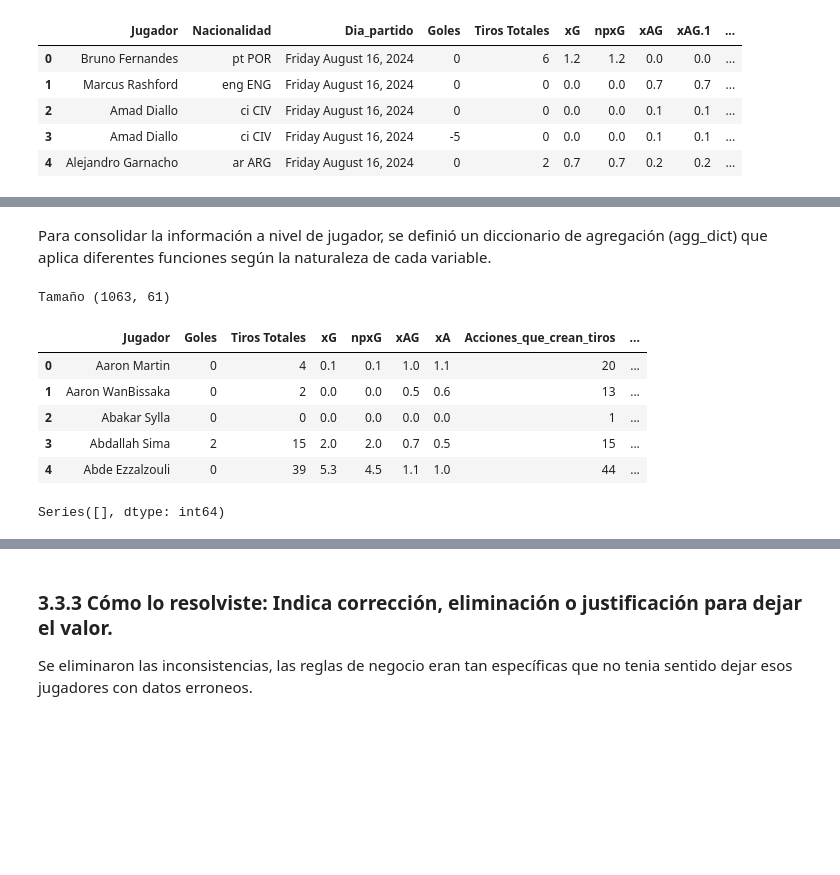
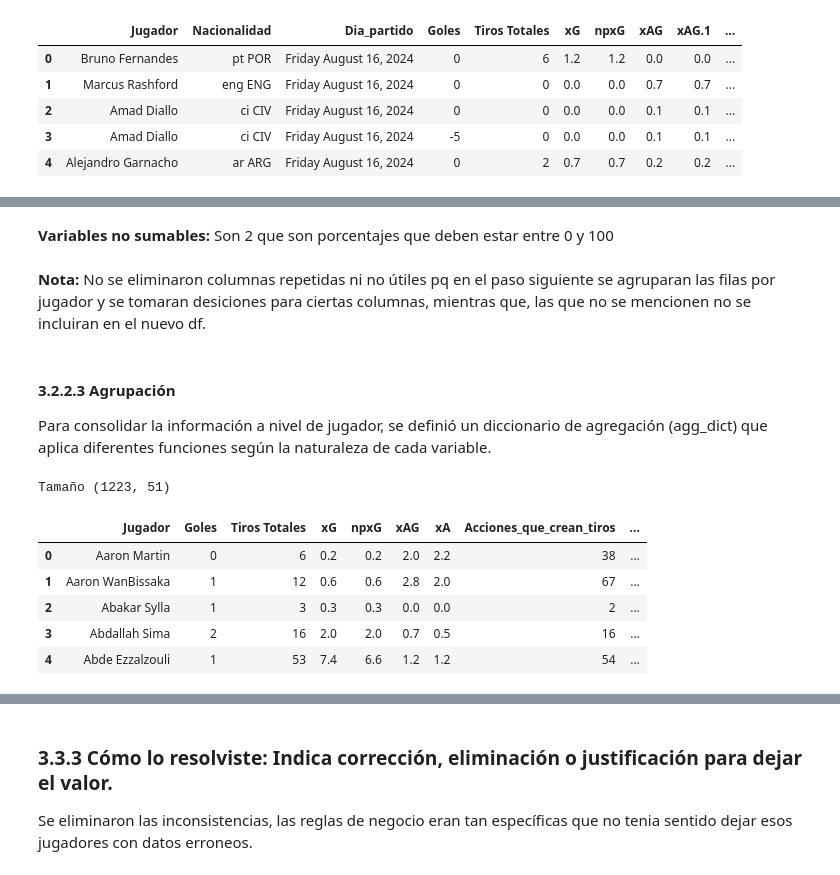
Before and after one commit to JFH000/lab_1, a Jupyter notebook: notebook_lab1.ipynb, the cells around one changed output, grey strips where cells are left out. Drawn from its saved outputs; the diff is of its cells as text; code cells hidden in the pictures; blank space fills up the shorter version.

```diff
--- a/notebook_lab1.ipynb
+++ b/notebook_lab1.ipynb
@@ -445 +455,3 @@ df_train.head()
+# %%
+df_train.drop(['Nacionalidad'], axis=1, inplace=True)
 # %% [markdown]
@@ -479,0 +514,3 @@ df_train = df_train[
+# %%
+df_sin_outliers = df_sin_outliers[(df_sin_outliers['Goles'] >= 0) &
+                                  (df_sin_outliers['Goles'] <= 13)]
@@ -480,4 +544,32 @@ df_train = df_train[
+# %%
+vars = ['Tiros Totales', 'xG', 'npxG', 'xAG',
+       'xAG.1', 'Acciones_que_crean_tiros', 'Pases_intentados',
+       'Pases_intentados.1', 'Pases_intentados.2', 'Pases_progresivos',
+       'Pases_progresivos.1', 'Regates_exitosos', 'Regates_exitosos.1',
+       'Pases_medios_completados', 'Pases_largos_completados', 'xAG.2',
+       'xAG.3', 'xA', 'Pases_en_ultimo_tercio', 'Pases_balon_vivo',
+       'Pases_balon_muerto', 'Pases_al_hueco', 'Pases_centros',
+       'Pases_completados', 'Pases_completados.1', 'Pases_completados.2',
+       'Pases_fuera_de_juego', 'Valla_no_vencida',
+       'Errores_defnsivos_ocasion_tiro', 'Toques_en_zona_ofensiva',
+       'Toques_en_area_rival',
+       'Veces_que_fue_barrido_regate', 'Acarreos_ultimo_tercio',
+       'Malos_controles', 'Perdida_balon', 'Pases_recibidos',
+       'Pases_progresivos_recibidos', 'Faltas_cometidas', 'Centros',
+       'Duelos_aereos_ganados']
+for var in vars:
+    df_sin_outliers = df_sin_outliers[df_sin_outliers[var] >= 0]
+# %% [markdown]
+**Variables no sumables:** Son 2 que son porcentajes que deben estar entre 0 y 100
+# %%
+vars = ["%_de_regates_exitosos", "%_de_duelos_aereos_ganados"]
+for var in vars:
+    df_sin_outliers = df_sin_outliers[(df_sin_outliers[var] >= 0) &
+                                      (df_sin_outliers[var] <=100)]
+# %% [markdown]
+**Nota:** No se eliminaron columnas repetidas ni no útiles pq en el paso siguiente se agruparan las filas por jugador y se tomaran desiciones para ciertas columnas, mientras que, las que no se mencionen no se incluiran en el nuevo df.
 # %% [markdown]
+#### 3.2.2.3 Agrupación
 Para consolidar la información a nivel de jugador, se definió un diccionario de agregación (agg_dict) que aplica diferentes funciones según la naturaleza de cada variable.
 # %%
 agg_dict = {
@@ -537,42 +629,38 @@ agg_dict = {
     # Variables dummy de nacionalidad
     "nat_Other": "max",
     "nat_ar ARG": "max",
     "nat_be BEL": "max",
     "nat_br BRA": "max",
     "nat_ch SUI": "max",
     "nat_ci CIV": "max",
     "nat_de GER": "max",
     "nat_dk DEN": "max",
     "nat_eng ENG": "max",
     "nat_es ESP": "max",
     "nat_fr FRA": "max",
     "nat_gh GHA": "max",
     "nat_hr CRO": "max",
     "nat_it ITA": "max",
     "nat_ma MAR": "max",
     "nat_ng NGA": "max",
     "nat_nl NED": "max",
     "nat_pt POR": "max",
     "nat_rs SRB": "max",
     "nat_se SWE": "max",
     "nat_sn SEN": "max"
 }
 
-agg_dict = {col: rule for col, rule in agg_dict.items() if col in df_train.columns}
+agg_dict = {col: rule for col, rule in agg_dict.items() if col in df_sin_outliers.columns}
 
-df_player = df_train.groupby("Jugador", as_index=False).agg(agg_dict)
+df_player = df_sin_outliers.groupby("Jugador", as_index=False).agg(agg_dict)
 
 print('Tamaño',df_player.shape)
 df_player.head()
 # %% [output]
-Tamaño (1063, 61)
+Tamaño (1223, 51)
 |  | Jugador | Goles | Tiros Totales | xG | npxG | xAG | xA | Acciones_que_crean_tiros | ... |
-| 0 | Aaron Martin | 0 | 4 | 0.1 | 0.1 | 1.0 | 1.1 | 20 | ... |
-| 1 | Aaron WanBissaka | 0 | 2 | 0.0 | 0.0 | 0.5 | 0.6 | 13 | ... |
-| 2 | Abakar Sylla | 0 | 0 | 0.0 | 0.0 | 0.0 | 0.0 | 1 | ... |
-| 3 | Abdallah Sima | 2 | 15 | 2.0 | 2.0 | 0.7 | 0.5 | 15 | ... |
-| 4 | Abde Ezzalzouli | 0 | 39 | 5.3 | 4.5 | 1.1 | 1.0 | 44 | ... |
+| 0 | Aaron Martin | 0 | 6 | 0.2 | 0.2 | 2.0 | 2.2 | 38 | ... |
+| 1 | Aaron WanBissaka | 1 | 12 | 0.6 | 0.6 | 2.8 | 2.0 | 67 | ... |
+| 2 | Abakar Sylla | 1 | 3 | 0.3 | 0.3 | 0.0 | 0.0 | 2 | ... |
+| 3 | Abdallah Sima | 2 | 16 | 2.0 | 2.0 | 0.7 | 0.5 | 16 | ... |
+| 4 | Abde Ezzalzouli | 1 | 53 | 7.4 | 6.6 | 1.2 | 1.2 | 54 | ... |
-# %%
-df_player.isnull().sum()[df_player.isnull().sum() > 0]
-# %% [output]
-Series([], dtype: int64)
```
Also changed, not shown: parts of 74 cells of this notebook, 2 other files.
